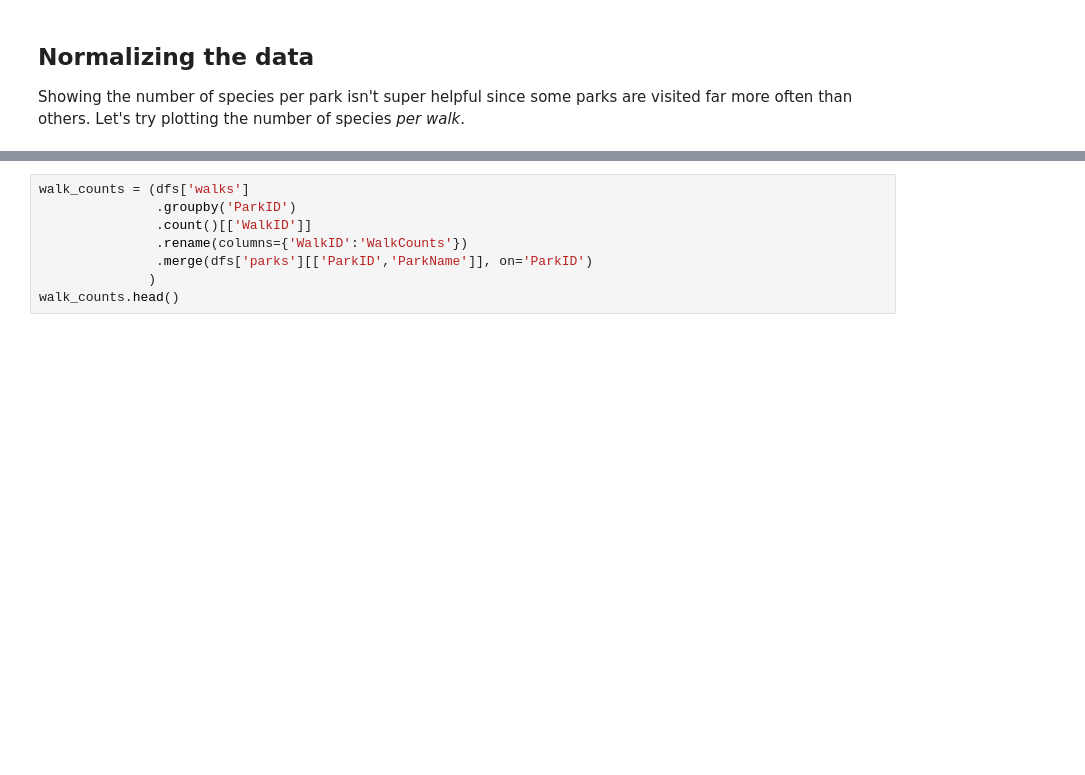
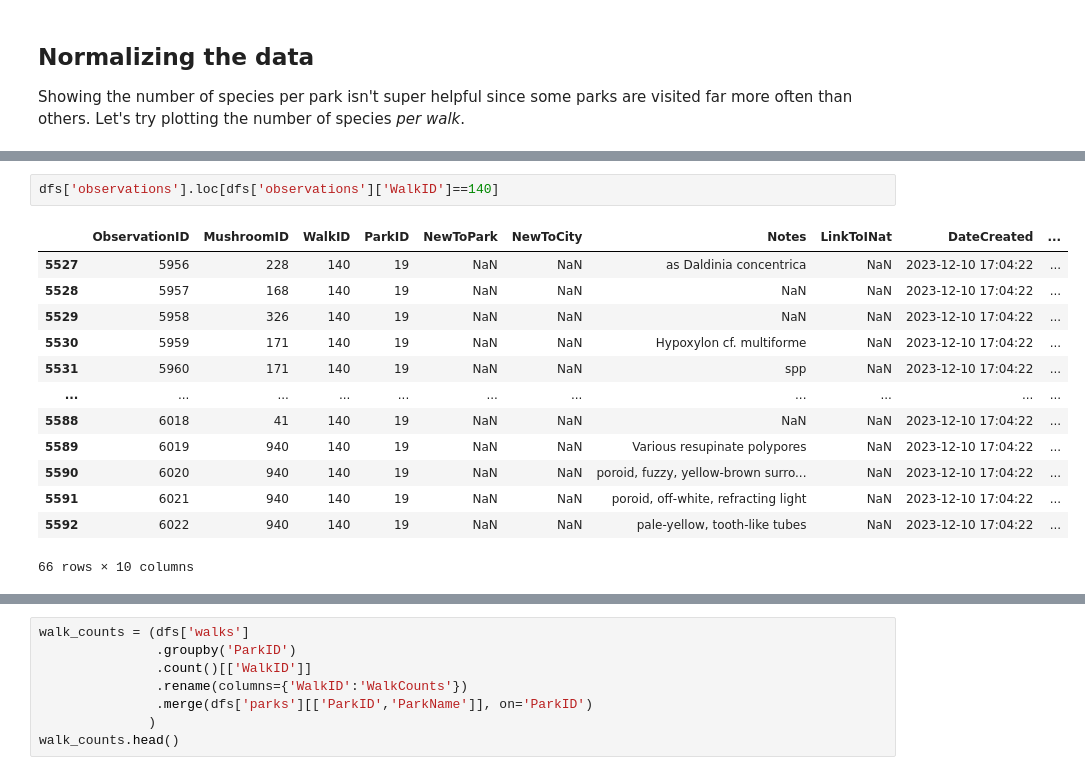
Before and after one commit to newyorkmyc/walks-list, a Jupyter notebook: mapping.ipynb, the cells around one changed output, grey strips where cells are left out. Drawn from its saved outputs; the diff is of its cells as text; blank space fills up the shorter version.

Commit message:
Prep for finding avg sp per walk

```diff
--- a/mapping.ipynb
+++ b/mapping.ipynb
@@ -251,0 +276,16 @@ dict_keys(['parks', 'broadgroups', 'parks_properties_20241008', 'mushroom', 'wal
+# %%
+dfs['observations'].loc[dfs['observations']['WalkID']==140]
+# %% [output]
+|  | ObservationID | MushroomID | WalkID | ParkID | NewToPark | NewToCity | Notes | LinkToINat | DateCreated | ... |
+| 5527 | 5956 | 228 | 140 | 19 | NaN | NaN | as Daldinia concentrica | NaN | 2023-12-10 17:04:22 | ... |
+| 5528 | 5957 | 168 | 140 | 19 | NaN | NaN | NaN | NaN | 2023-12-10 17:04:22 | ... |
+| 5529 | 5958 | 326 | 140 | 19 | NaN | NaN | NaN | NaN | 2023-12-10 17:04:22 | ... |
+| 5530 | 5959 | 171 | 140 | 19 | NaN | NaN | Hypoxylon cf. multiforme | NaN | 2023-12-10 17:04:22 | ... |
+| 5531 | 5960 | 171 | 140 | 19 | NaN | NaN | spp | NaN | 2023-12-10 17:04:22 | ... |
+| ... | ... | ... | ... | ... | ... | ... | ... | ... | ... | ... |
+| 5588 | 6018 | 41 | 140 | 19 | NaN | NaN | NaN | NaN | 2023-12-10 17:04:22 | ... |
+| 5589 | 6019 | 940 | 140 | 19 | NaN | NaN | Various resupinate polypores | NaN | 2023-12-10 17:04:22 | ... |
+| 5590 | 6020 | 940 | 140 | 19 | NaN | NaN | poroid, fuzzy, yellow-brown surro... | NaN | 2023-12-10 17:04:22 | ... |
+| 5591 | 6021 | 940 | 140 | 19 | NaN | NaN | poroid, off-white, refracting light | NaN | 2023-12-10 17:04:22 | ... |
+| 5592 | 6022 | 940 | 140 | 19 | NaN | NaN | pale-yellow, tooth-like tubes | NaN | 2023-12-10 17:04:22 | ... |
+66 rows × 10 columns
```
Also changed, not shown: parts of 10 cells of this notebook, 1 other file.
